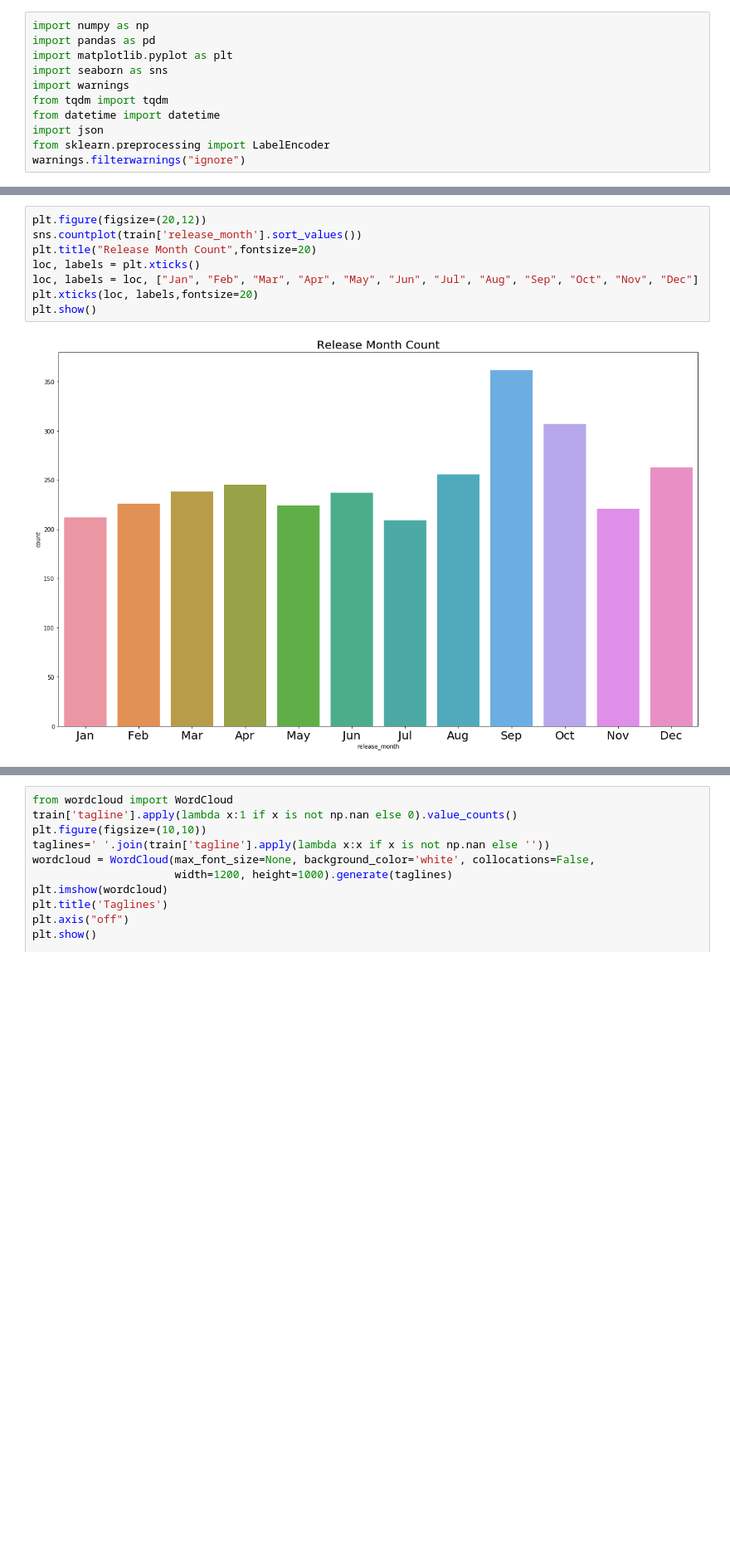
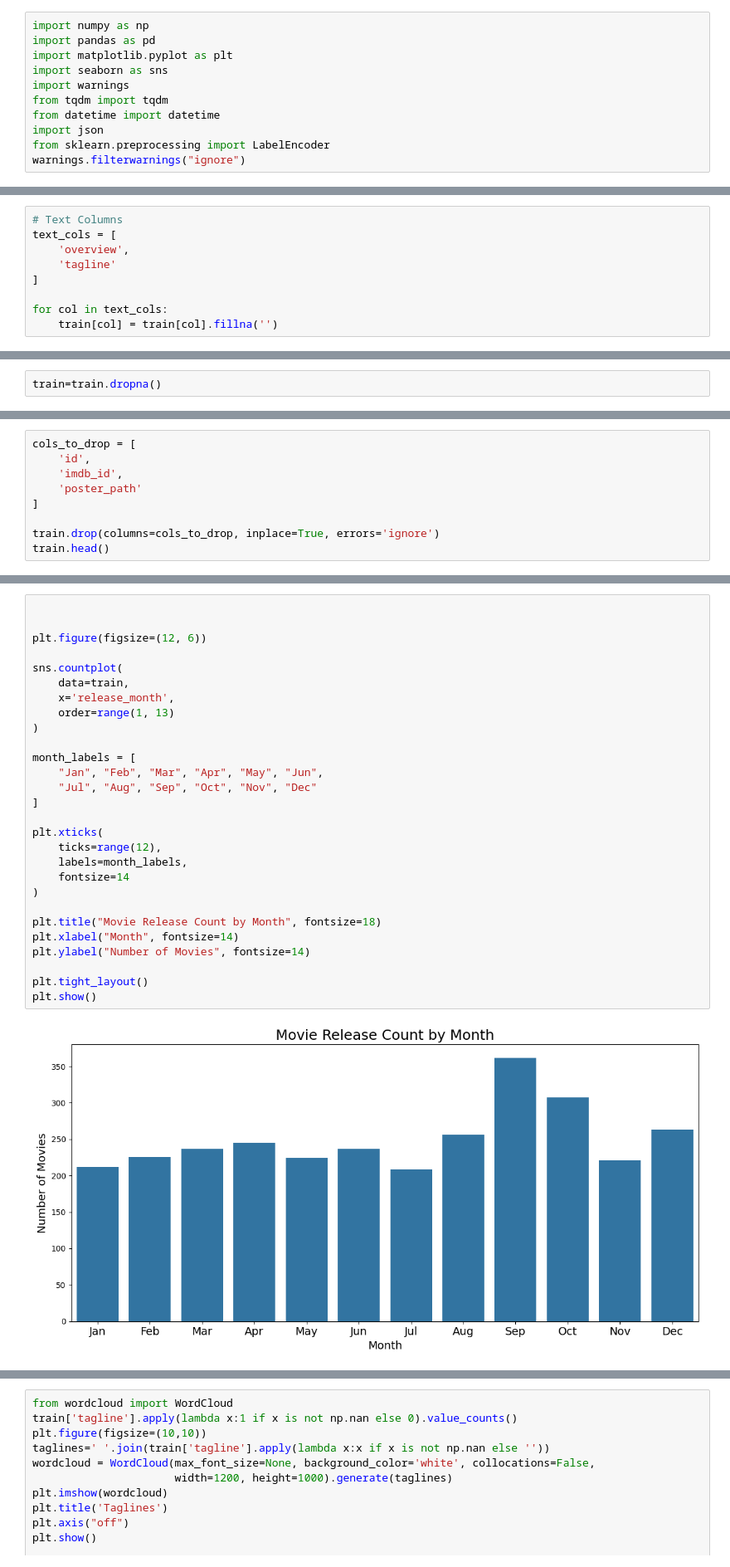
Before and after one commit to abhisingh007224/data-analysis, a Jupyter notebook: data-analysis.ipynb, the cells around one changed output, grey strips where cells are left out. Shown at 83% size. Saved outputs shown, nothing was run; the diff lists cells and outputs as text; blank space fills up the shorter version.

```diff
--- a/data-analysis.ipynb
+++ b/data-analysis.ipynb
@@ -55,0 +451,9 @@ dtype: object
+# %%
+# Text Columns
+text_cols = [
+    'overview',
+    'tagline'
+]
+
+for col in text_cols:
+    train[col] = train[col].fillna('')
@@ -55,0 +497,2 @@ dtype: object
+# %%
+train=train.dropna()
@@ -100,0 +541,9 @@ plt.show()
+# %%
+cols_to_drop = [
+    'id',
+    'imdb_id',
+    'poster_path'
+]
+
+train.drop(columns=cols_to_drop, inplace=True, errors='ignore')
+train.head()
@@ -101,10 +618,30 @@ plt.show()
 # %%
-plt.figure(figsize=(20,12))
-sns.countplot(train['release_month'].sort_values())
-plt.title("Release Month Count",fontsize=20)
-loc, labels = plt.xticks()
-loc, labels = loc, ["Jan", "Feb", "Mar", "Apr", "May", "Jun", "Jul", "Aug", "Sep", "Oct", "Nov", "Dec"]
-plt.xticks(loc, labels,fontsize=20)
+
+
+plt.figure(figsize=(12, 6))
+
+sns.countplot(
+    data=train,
+    x='release_month',
+    order=range(1, 13)
+)
+
+month_labels = [
+    "Jan", "Feb", "Mar", "Apr", "May", "Jun",
+    "Jul", "Aug", "Sep", "Oct", "Nov", "Dec"
+]
+
+plt.xticks(
+    ticks=range(12),
+    labels=month_labels,
+    fontsize=14
+)
+
+plt.title("Movie Release Count by Month", fontsize=18)
+plt.xlabel("Month", fontsize=14)
+plt.ylabel("Number of Movies", fontsize=14)
+
+plt.tight_layout()
 plt.show()
 # %% [output]
-[figure, old version]
+[figure, new version]
```
Also changed, not shown: parts of 59 cells of this notebook.
